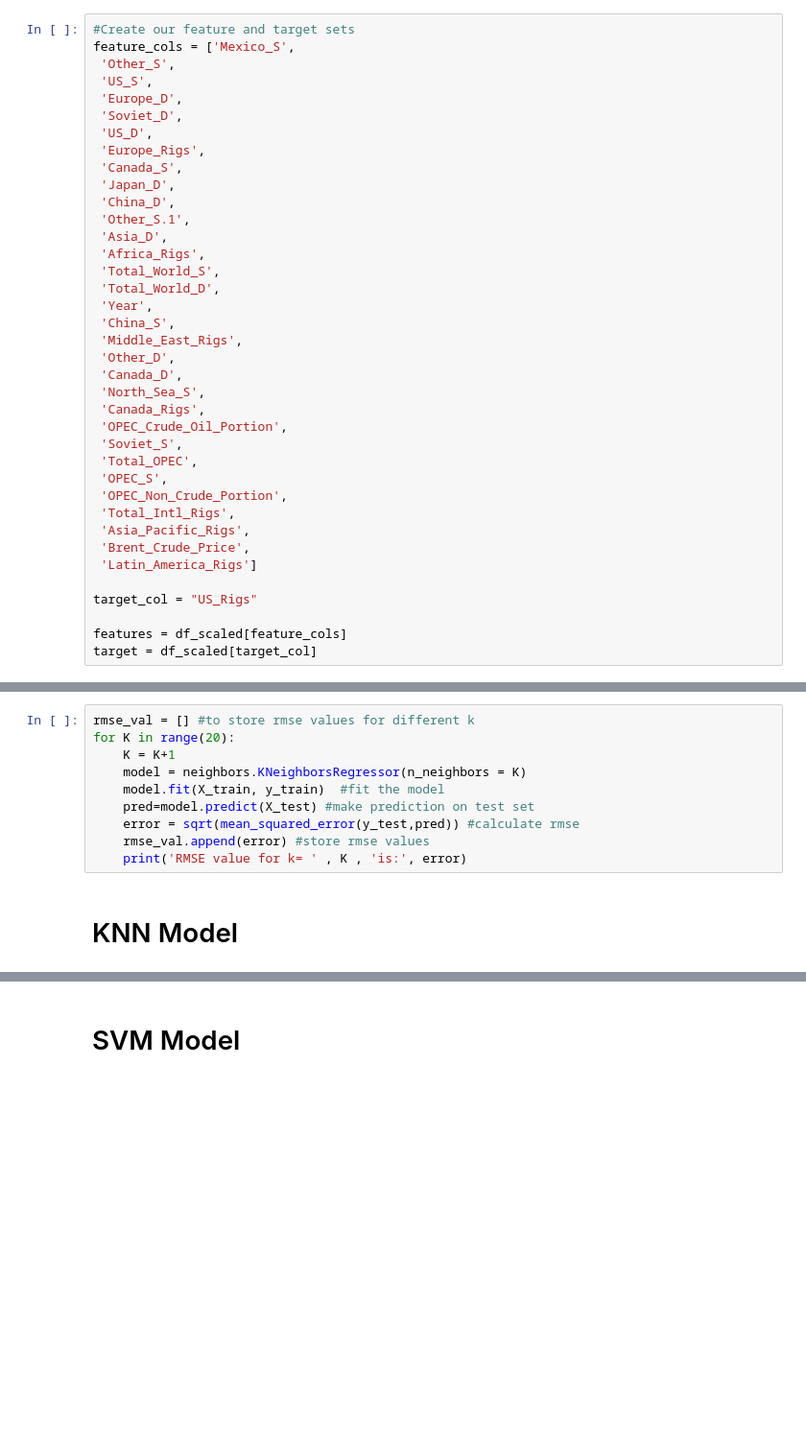
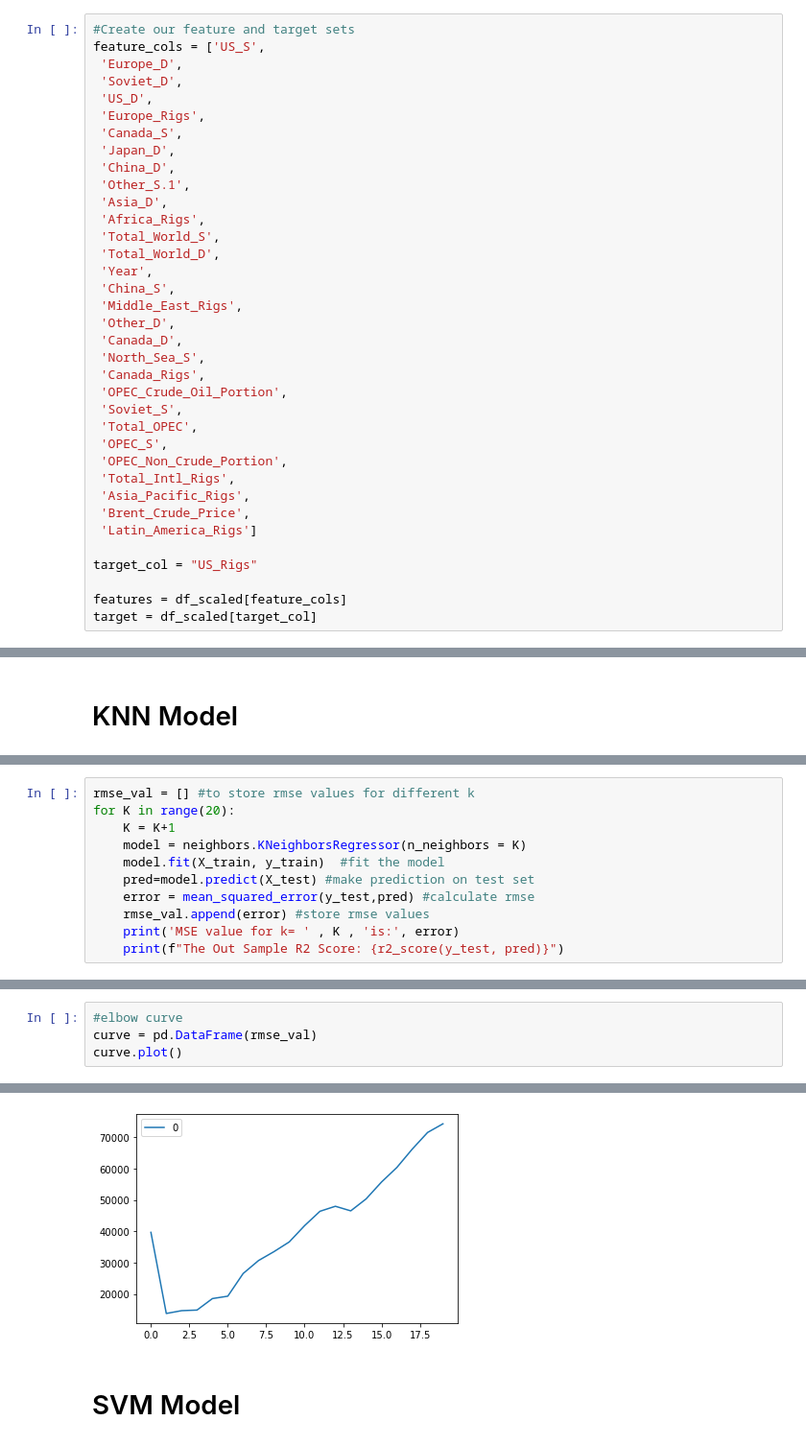
Before and after one commit to jonathanezeugo/Capstone_Project, a Jupyter notebook: Machine_Learning/Oil_ML.ipynb, the cells around one changed output, grey strips where cells are left out. Shown at 96% size. Cells and saved outputs as stored; diff of their text form; blank space fills up the shorter version.

```diff
--- a/Machine_Learning/Oil_ML.ipynb
+++ b/Machine_Learning/Oil_ML.ipynb
@@ -84,8 +227,6 @@ predictive_cols
 # %%
 #Create our feature and target sets
-feature_cols = ['Mexico_S',
- 'Other_S',
- 'US_S',
+feature_cols = ['US_S',
  'Europe_D',
  'Soviet_D',
  'US_D',
@@ -333,12 +528,2 @@ from math import sqrt
-# %%
-rmse_val = [] #to store rmse values for different k
-for K in range(20):
-    K = K+1
-    model = neighbors.KNeighborsRegressor(n_neighbors = K)
-    model.fit(X_train, y_train)  #fit the model
-    pred=model.predict(X_test) #make prediction on test set
-    error = sqrt(mean_squared_error(y_test,pred)) #calculate rmse
-    rmse_val.append(error) #store rmse values
-    print('RMSE value for k= ' , K , 'is:', error)
 # %% [markdown]
 # KNN Model
@@ -363,0 +530,11 @@ print(f"Out Sample Confusion Matrix: \n{confusion_matrix(y_test, out_preds)}")
+# %%
+rmse_val = [] #to store rmse values for different k
+for K in range(20):
+    K = K+1
+    model = neighbors.KNeighborsRegressor(n_neighbors = K)
+    model.fit(X_train, y_train)  #fit the model
+    pred=model.predict(X_test) #make prediction on test set
+    error = mean_squared_error(y_test,pred) #calculate rmse
+    rmse_val.append(error) #store rmse values
+    print('MSE value for k= ' , K , 'is:', error)
+    print(f"The Out Sample R2 Score: {r2_score(y_test, pred)}")
@@ -363,0 +559,5 @@ print(f"Out Sample Confusion Matrix: \n{confusion_matrix(y_test, out_preds)}")
+# %%
+#elbow curve
+curve = pd.DataFrame(rmse_val)
+curve.plot()
+# %% [output]
@@ -364,3 +565,4 @@ print(f"Out Sample Confusion Matrix: \n{confusion_matrix(y_test, out_preds)}")
+[figure, added]
 # %% [markdown]
 # SVM Model
 # %%
```
Also changed, not shown: parts of 34 cells of this notebook.
